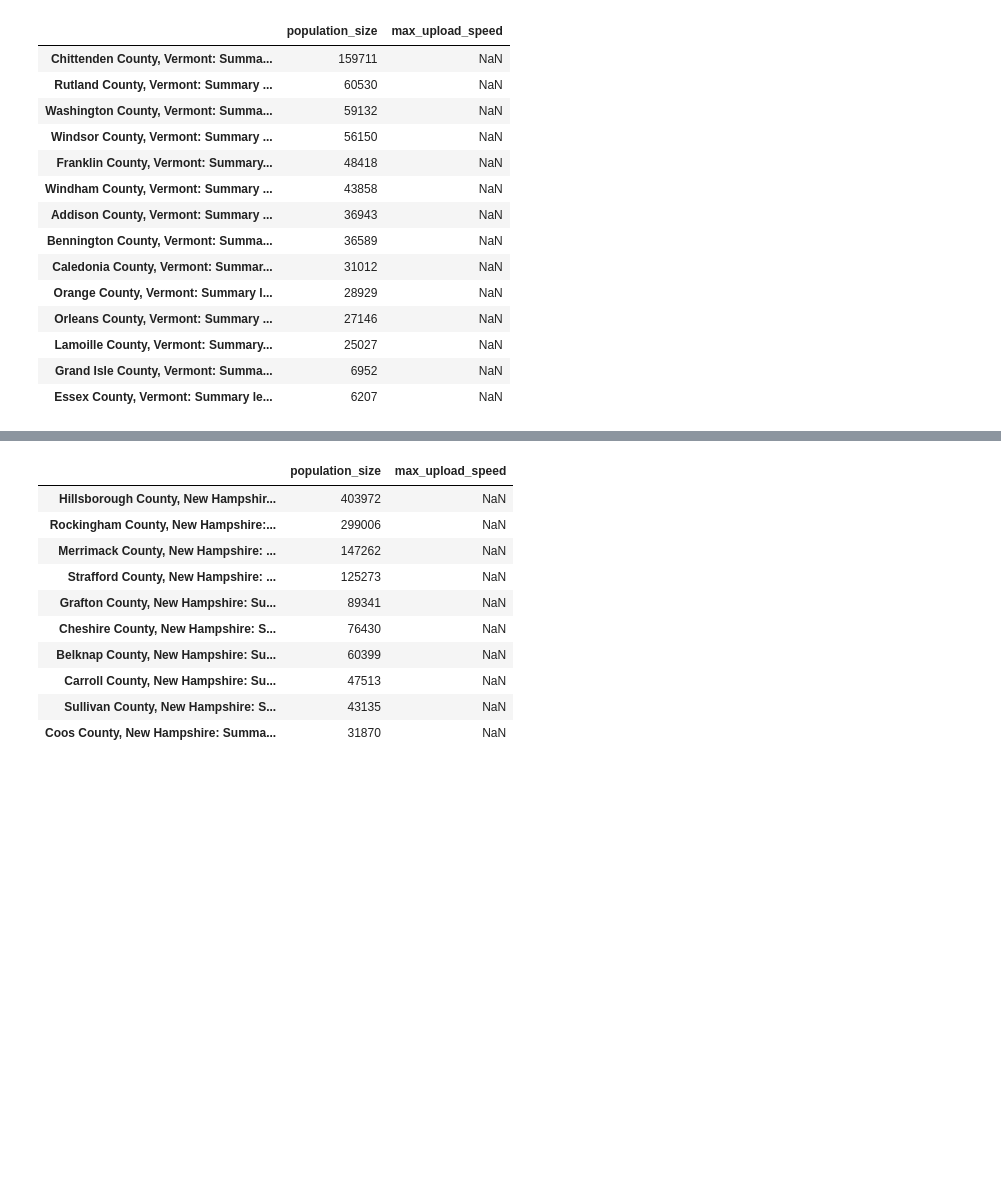
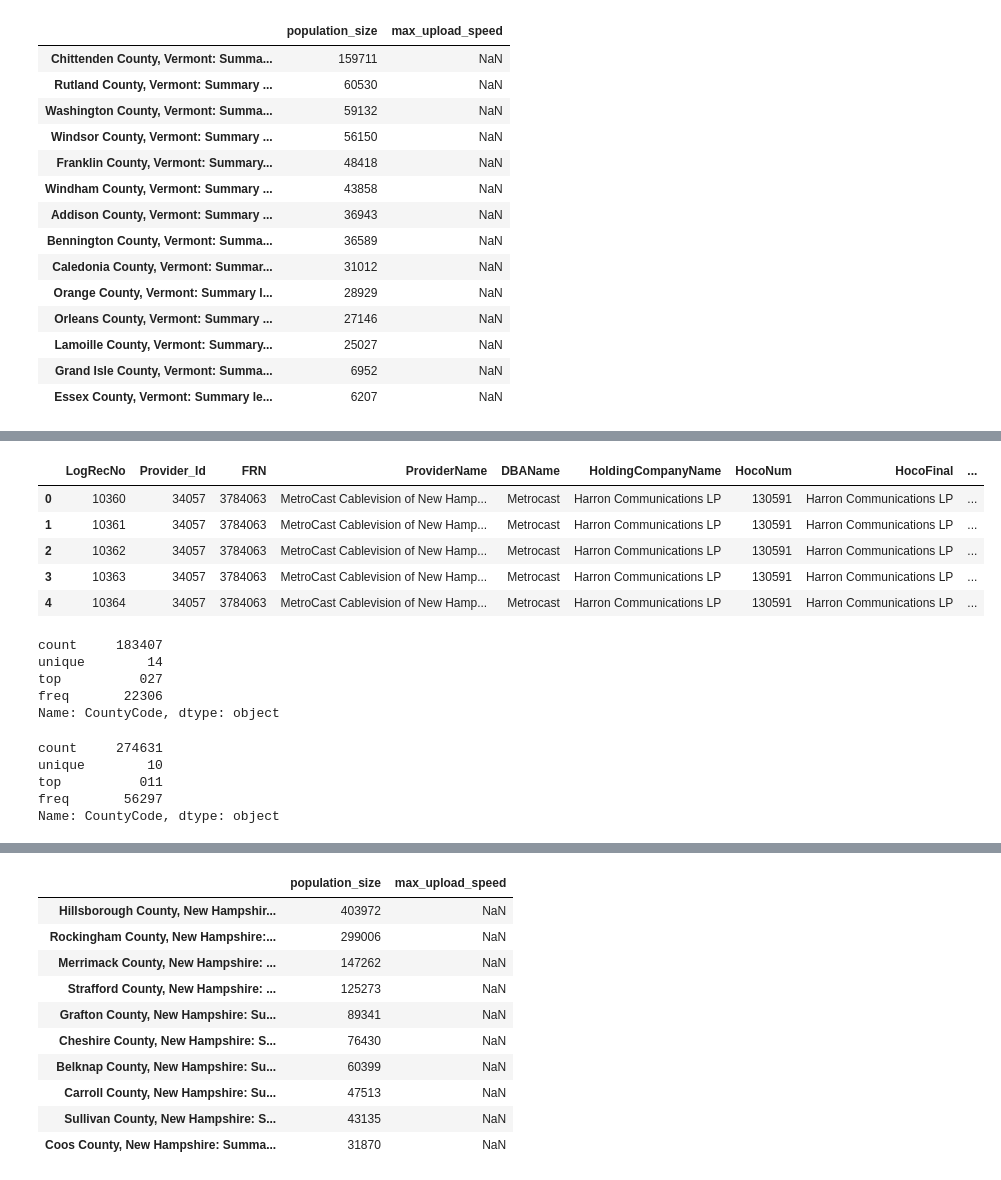
Before and after one commit to carterstowell/play, a Jupyter notebook: broadband-by-county.ipynb, the cells around one changed output, grey strips where cells are left out. Saved outputs shown, nothing was run; the diff lists cells and outputs as text; code cells hidden in the pictures; blank space fills up the shorter version.

```diff
--- a/broadband-by-county.ipynb
+++ b/broadband-by-county.ipynb
@@ -77,0 +130,27 @@ vtco.population_size.sum()  # total of counties
+# %%
+nh_fcc477.head()
+# %% [output]
+|  | LogRecNo | Provider_Id | FRN | ProviderName | DBAName | HoldingCompanyName | HocoNum | HocoFinal | ... |
+| 0 | 10360 | 34057 | 3784063 | MetroCast Cablevision of New Hamp... | Metrocast | Harron Communications LP | 130591 | Harron Communications LP | ... |
+| 1 | 10361 | 34057 | 3784063 | MetroCast Cablevision of New Hamp... | Metrocast | Harron Communications LP | 130591 | Harron Communications LP | ... |
+| 2 | 10362 | 34057 | 3784063 | MetroCast Cablevision of New Hamp... | Metrocast | Harron Communications LP | 130591 | Harron Communications LP | ... |
+| 3 | 10363 | 34057 | 3784063 | MetroCast Cablevision of New Hamp... | Metrocast | Harron Communications LP | 130591 | Harron Communications LP | ... |
+| 4 | 10364 | 34057 | 3784063 | MetroCast Cablevision of New Hamp... | Metrocast | Harron Communications LP | 130591 | Harron Communications LP | ... |
+# %%
+# Do VT county codes seem OK? How many uniques? Expecting 14 counties. OK
+vt_fcc477['CountyCode'].describe()
+# %% [output]
+count     183407
+unique        14
+top          027
+freq       22306
+Name: CountyCode, dtype: object
+# %%
+# Do NH county codes seem OK? How many uniques?  Expecting 10 counties. OK
+nh_fcc477['CountyCode'].describe()
+# %% [output]
+count     274631
+unique        10
+top          011
+freq       56297
+Name: CountyCode, dtype: object
```
Also changed, not shown: parts of 20 cells of this notebook.
